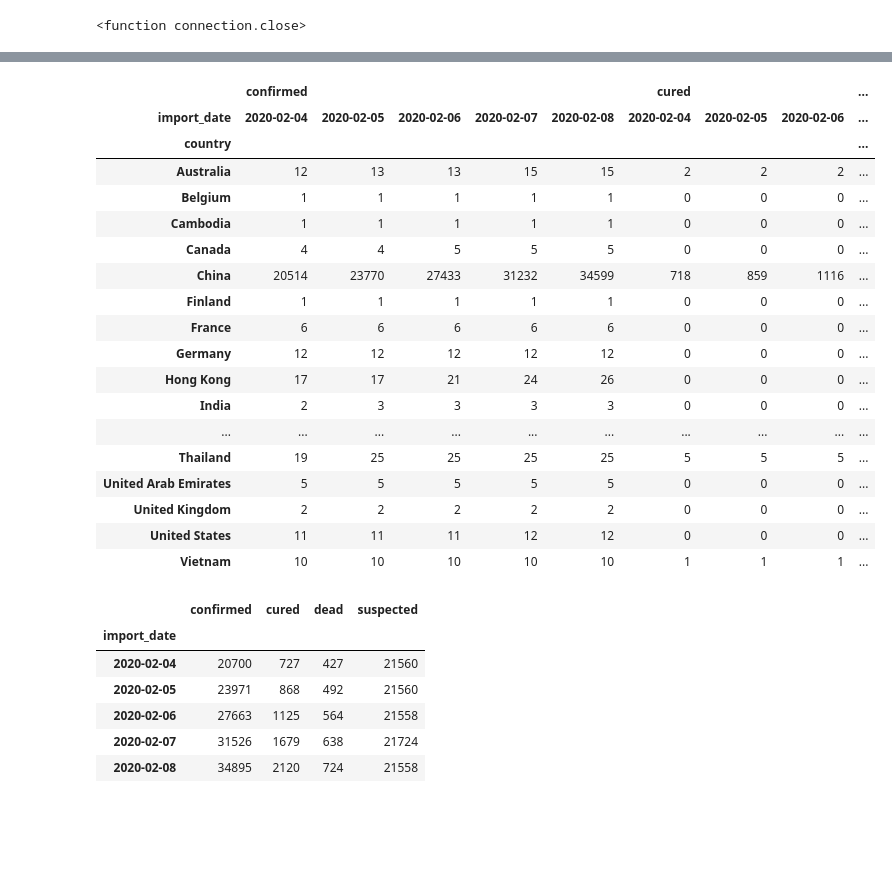
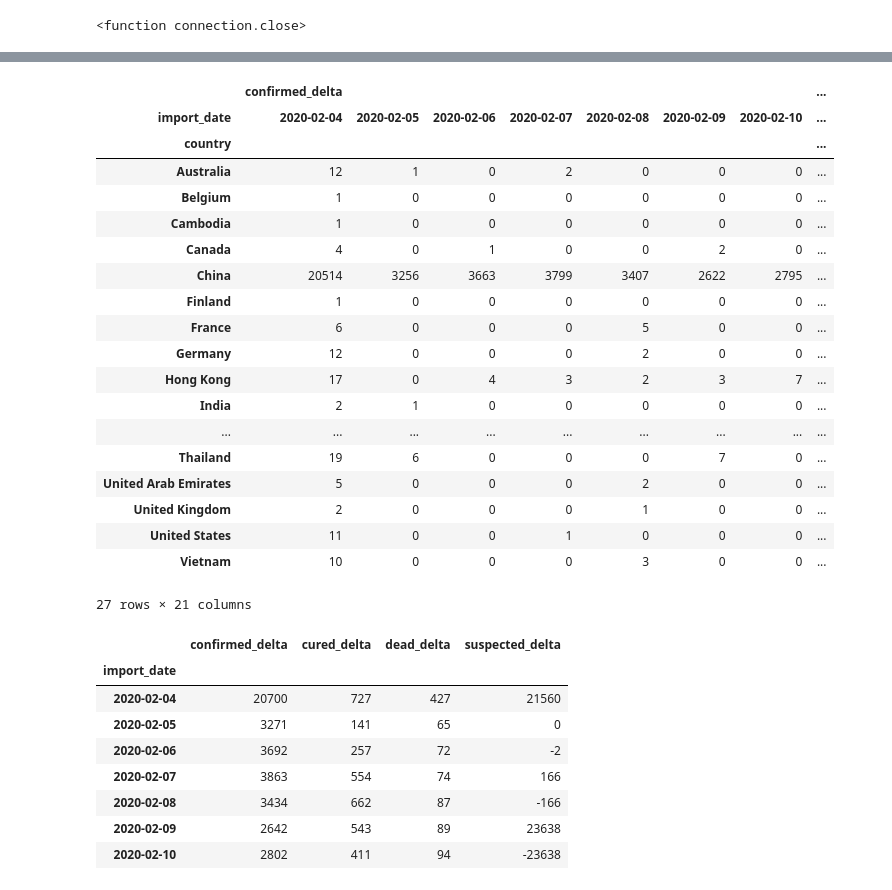
Before and after one commit to AnubisDenko/corov_data_collector, a Jupyter notebook: notebooks/QueryPlayground.ipynb, the cells around one changed output, grey strips where cells are left out. Cells and saved outputs as stored; diff of their text form; code cells hidden in the pictures; blank space fills up the shorter version.

Commit message:
added new delta fields to graphql

```diff
--- a/notebooks/QueryPlayground.ipynb
+++ b/notebooks/QueryPlayground.ipynb
@@ -20,39 +40,42 @@ conn.close
 # %%
-df_raw = pd.DataFrame(rows,columns=['id','comment','confirmed','country','create_time','cured','dead','import_date','modify_time','province_name','province_short_name','suspected','update_time'])
+df_raw = pd.DataFrame(rows,columns=['id','comment','confirmed','country','create_time','cured','dead','import_date','modify_time','province_name','province_short_name','suspected','update_time','confirmed_delta','cured_delta','dead_delta','suspected_delta'])
 df = df_raw.drop(['id'], axis=1)
 # %%
-df.pivot_table(index=['country'], columns='import_date', values=['confirmed', 'suspected','cured','dead'], aggfunc='sum')
+df.pivot_table(index=['country'], columns='import_date', values=['confirmed_delta','cured_delta','dead_delta'], aggfunc='sum')
 # %% [output]
-|  | confirmed |  |  |  |  | cured |  |  | ... |
-| import_date | 2020-02-04 | 2020-02-05 | 2020-02-06 | 2020-02-07 | 2020-02-08 | 2020-02-04 | 2020-02-05 | 2020-02-06 | ... |
-| country |  |  |  |  |  |  |  |  | ... |
-| Australia | 12 | 13 | 13 | 15 | 15 | 2 | 2 | 2 | ... |
-| Belgium | 1 | 1 | 1 | 1 | 1 | 0 | 0 | 0 | ... |
-| Cambodia | 1 | 1 | 1 | 1 | 1 | 0 | 0 | 0 | ... |
-| Canada | 4 | 4 | 5 | 5 | 5 | 0 | 0 | 0 | ... |
-| China | 20514 | 23770 | 27433 | 31232 | 34599 | 718 | 859 | 1116 | ... |
-| Finland | 1 | 1 | 1 | 1 | 1 | 0 | 0 | 0 | ... |
-| France | 6 | 6 | 6 | 6 | 6 | 0 | 0 | 0 | ... |
-| Germany | 12 | 12 | 12 | 12 | 12 | 0 | 0 | 0 | ... |
-| Hong Kong | 17 | 17 | 21 | 24 | 26 | 0 | 0 | 0 | ... |
-| India | 2 | 3 | 3 | 3 | 3 | 0 | 0 | 0 | ... |
-| ... | ... | ... | ... | ... | ... | ... | ... | ... | ... |
-| Thailand | 19 | 25 | 25 | 25 | 25 | 5 | 5 | 5 | ... |
-| United Arab Emirates | 5 | 5 | 5 | 5 | 5 | 0 | 0 | 0 | ... |
-| United Kingdom | 2 | 2 | 2 | 2 | 2 | 0 | 0 | 0 | ... |
-| United States | 11 | 11 | 11 | 12 | 12 | 0 | 0 | 0 | ... |
-| Vietnam | 10 | 10 | 10 | 10 | 10 | 1 | 1 | 1 | ... |
+|  | confirmed_delta |  |  |  |  |  |  | ... |
+| import_date | 2020-02-04 | 2020-02-05 | 2020-02-06 | 2020-02-07 | 2020-02-08 | 2020-02-09 | 2020-02-10 | ... |
+| country |  |  |  |  |  |  |  | ... |
+| Australia | 12 | 1 | 0 | 2 | 0 | 0 | 0 | ... |
+| Belgium | 1 | 0 | 0 | 0 | 0 | 0 | 0 | ... |
+| Cambodia | 1 | 0 | 0 | 0 | 0 | 0 | 0 | ... |
+| Canada | 4 | 0 | 1 | 0 | 0 | 2 | 0 | ... |
+| China | 20514 | 3256 | 3663 | 3799 | 3407 | 2622 | 2795 | ... |
+| Finland | 1 | 0 | 0 | 0 | 0 | 0 | 0 | ... |
+| France | 6 | 0 | 0 | 0 | 5 | 0 | 0 | ... |
+| Germany | 12 | 0 | 0 | 0 | 2 | 0 | 0 | ... |
+| Hong Kong | 17 | 0 | 4 | 3 | 2 | 3 | 7 | ... |
+| India | 2 | 1 | 0 | 0 | 0 | 0 | 0 | ... |
+| ... | ... | ... | ... | ... | ... | ... | ... | ... |
+| Thailand | 19 | 6 | 0 | 0 | 0 | 7 | 0 | ... |
+| United Arab Emirates | 5 | 0 | 0 | 0 | 2 | 0 | 0 | ... |
+| United Kingdom | 2 | 0 | 0 | 0 | 1 | 0 | 0 | ... |
+| United States | 11 | 0 | 0 | 1 | 0 | 0 | 0 | ... |
+| Vietnam | 10 | 0 | 0 | 0 | 3 | 0 | 0 | ... |
+27 rows × 21 columns
 # %%
-trend = df.pivot_table(index=['import_date'], values=['confirmed', 'suspected','cured','dead'], aggfunc='sum')
+trend = df.pivot_table(index=['import_date'], values=['confirmed_delta', 'suspected_delta','cured_delta','dead_delta'], aggfunc='sum')
 trend
 # %% [output]
-|  | confirmed | cured | dead | suspected |
+|  | confirmed_delta | cured_delta | dead_delta | suspected_delta |
 | import_date |  |  |  |  |
 | 2020-02-04 | 20700 | 727 | 427 | 21560 |
-| 2020-02-05 | 23971 | 868 | 492 | 21560 |
-| 2020-02-06 | 27663 | 1125 | 564 | 21558 |
-| 2020-02-07 | 31526 | 1679 | 638 | 21724 |
-| 2020-02-08 | 34895 | 2120 | 724 | 21558 |
+| 2020-02-05 | 3271 | 141 | 65 | 0 |
+| 2020-02-06 | 3692 | 257 | 72 | -2 |
+| 2020-02-07 | 3863 | 554 | 74 | 166 |
+| 2020-02-08 | 3434 | 662 | 87 | -166 |
+| 2020-02-09 | 2642 | 543 | 89 | 23638 |
+| 2020-02-10 | 2802 | 411 | 94 | -23638 |
 # %%
 import plotly.graph_objects as go
 
```
Also changed, not shown: parts of 2 cells of this notebook, 4 other files.
